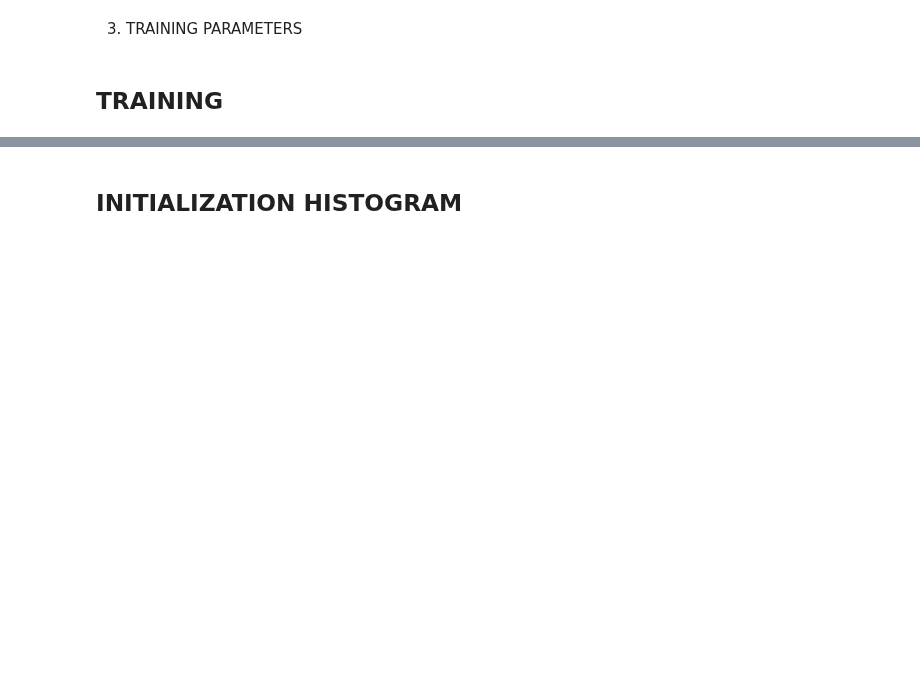
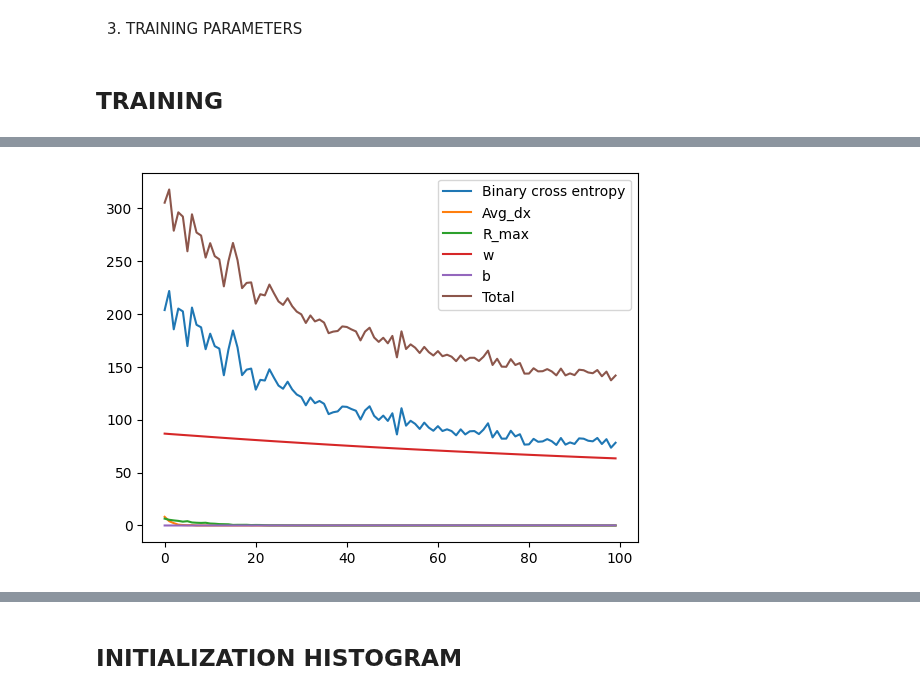
Before and after one commit to clarapecci/SSN_VPL, a Jupyter notebook: 2D_model_new_constant.ipynb, the cells around one changed output, grey strips where cells are left out. Cells and saved outputs as stored; diff of their text form; code cells hidden in the pictures; blank space fills up the shorter version.

```diff
--- a/2D_model_new_constant.ipynb
+++ b/2D_model_new_constant.ipynb
@@ -133,6 +134,6 @@ b_sig = 0.0
 opt_pars = dict(logJ_2x2 = logJ_2x2, logs_2x2 = logs_2x2, w_sig = w_sig, b_sig=b_sig, c_E = c_E, c_I = c_I)
 
 #Convergence parameters
-conv_pars=dict(dt = 1, xtol = 1e-5, Tmax = 400, verbose=False, silent=True)
+conv_pars=dict(dt = 1, xtol = 1e-5, Tmax = 1000, verbose=False, silent=True)
 w_sig
 # %% [output]
@@ -146,8 +146,0 @@ DeviceArray([ 0.13090494,  0.13547112,  0.14075193, -0.18025118,
-# %%
-opt_pars['w_sig'] = np.asarray([-0.22677548,  0.14835903,  0.23774771, -0.2809642 ,
-             -0.2382864 ,  0.02087653,  0.03211895,  0.02203457,
-             -0.32399544, -0.155516  , -0.04755862, -0.10674761,
-             -0.15507194,  0.0880091 , -0.31969675,  0.26859832,
-              0.14288603,  0.07046083,  0.00828944, -0.09122247,
-              0.11211646,  0.17740835, -0.0380225 ,  0.01610596,
-             -0.24633582])
@@ -468,0 +437,6 @@ Training loss: 392.5966796875 ¦ Validation -- loss: 0.6913502216339111, accurac
+# %%
+plt.plot(training_losses.T, label = ['Binary cross entropy', 'Avg_dx', 'R_max', 'w', 'b', 'Total'] )
+plt.legend()
+plt.show()
+# %% [output]
+[figure, added]
```
Also changed, not shown: parts of 29 cells of this notebook.
